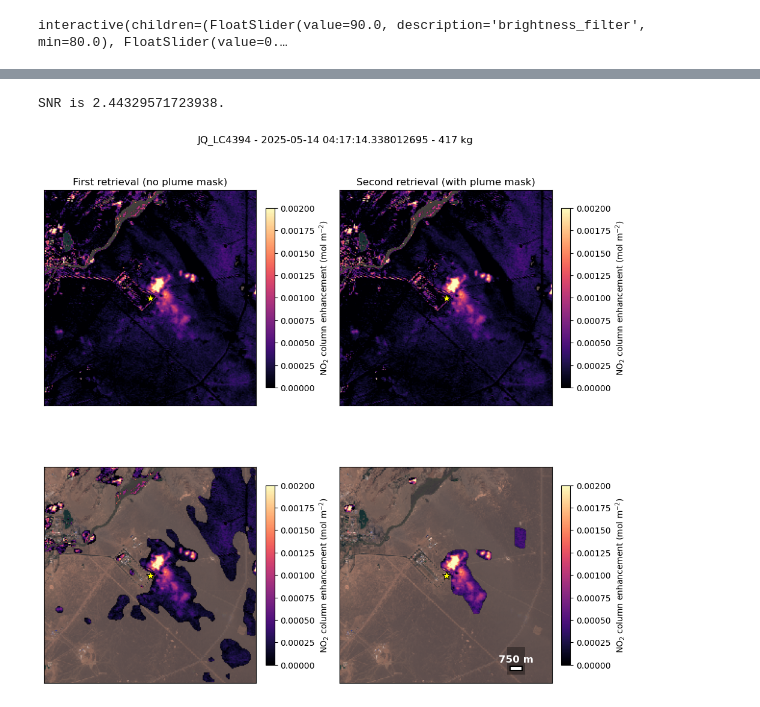
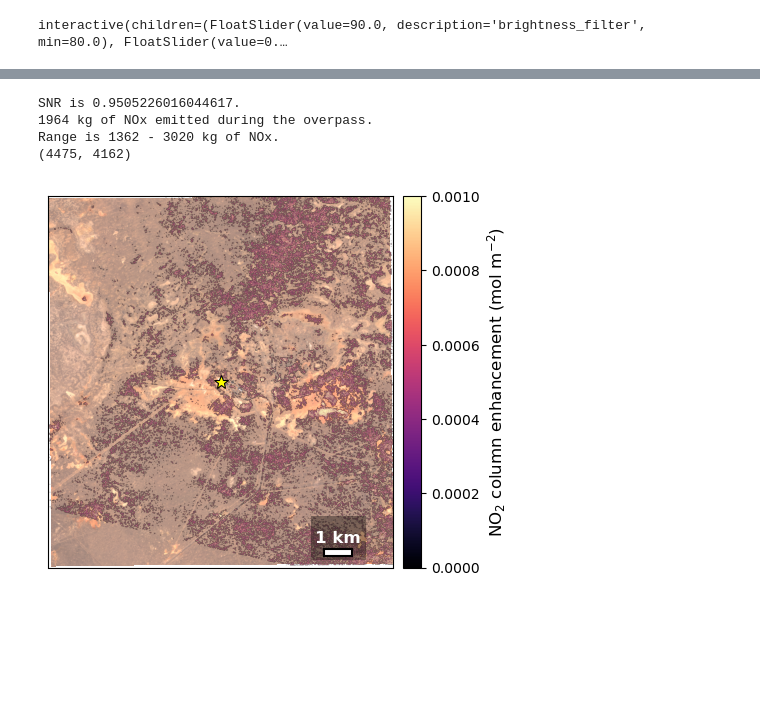
Before and after one commit to cbarker211/Level_1_Retrievals, a Jupyter notebook: no2_retrieval.ipynb, the cells around one changed output, grey strips where cells are left out. Saved outputs shown, nothing was run; the diff lists cells and outputs as text; code cells hidden in the pictures; blank space fills up the shorter version.

```diff
--- a/no2_retrieval.ipynb
+++ b/no2_retrieval.ipynb
@@ -89,0 +34,5 @@ Grid box is 13.34 × 13.44
+# %%
+# Load data
+platform = "sd"
+site_name = "GIK-5_LC31"
+launch_ind = 0
@@ -354,8 +485,8 @@ def find_refs(mask, number_refs):
 
     # Define the scenes. The launch scenes are already removed from the references when the data is loaded.
 
-    b04_tar  = data_tar["B04"].values[mask] # Valid land pixels only.
-    b04_refs = data_ref["B04"].values[:,mask] # Valid land pixels only.
+    b04_tar  = data_tar["red"].values[mask]   # Valid land pixels only.
+    b04_refs = data_ref["red"].values[:,mask] # Valid land pixels only.
 
     # Normalize so that a scene that's spectrally identical but globally darker now scores ~0.
     tar_norm  = b04_tar / b04_tar.mean()
@@ -704,6 +759,7 @@ PCs for 99% variance: 3.
 # %%
 def build_clustered_ref(refs, target, background_mask, mf_clusters, n_clusters,
                         min_pixels=50, fallback_w=None):
+
     """
     Solve a separate NNLS fit per k-means cluster and assemble a single
     reference scene where each pixel uses its own cluster's weights.
@@ -713,9 +769,9 @@ def build_clustered_ref(refs, target, background_mask, mf_clusters, n_clusters,
     background_mask : (H, W) bool — valid land, non-plume pixels to fit on
     mf_clusters     : (H, W) int  — cluster labels, -1 = unassigned
     """
-    H, W = target.shape
+
     N = refs.shape[0]
-    ref = np.zeros((H, W), dtype=float)
+    ref = np.zeros_like(target, dtype=float)
     weights_per_cluster = {}
 
     # Global fallback fit (used for clusters with too few background pixels)
@@ -911,26 +946,52 @@ Per-cluster reference weightings:
 interactive(children=(FloatSlider(value=2.0, description='sigma', max=3.0, min=1.0), IntSlider(value=87, descr…
 # %%
+sigma = 3
+percentile = 75
+morph_struct_size = 5
+
+no2_smooth, _, plume_mask = isolate_plume(no2_vcd, sigma, percentile)
+
+struct = np.ones((morph_struct_size, morph_struct_size))
+for i in range(2):
+    plume_mask = binary_dilation(binary_erosion(plume_mask, struct), struct) # remove artifacts
+    plume_mask = binary_erosion(binary_dilation(plume_mask, struct), struct) # close holes
+
+display_mask = plume_mask & valid_mask
+no2_plume = np.ma.masked_where(~display_mask, no2_vcd)
+
 # Final SNR check
 sigma_noise = np.nanstd(no2_vcd[background_mask & np.isfinite(no2_vcd)])
 mu_plume    = np.nanmean(no2_vcd[plume_mask & np.isfinite(no2_vcd)])
 snr = mu_plume / sigma_noise
 print(f"SNR is {snr}.")
 
 #######################
 # Emission Calculation
 #######################
 
 mw_no2 = 0.04601  # kg/mol
 pixel_area = res ** 2 # m2
-L_eff = 1.74
-tau = 2 * 60 * 60
 ime_no2 = np.nansum(no2_plume * pixel_area)  # mol of NO2 (sum over plume pixels)
-factor = np.exp(delta_t_secs / tau) if delta_t_secs >= (20 * 60) else 1.0
-ime_nox = factor * mw_no2 * ime_no2 * L_eff  # kg of NOx
-plot_final_image(no2_plume_list, ime_nox, crop, 0.002)
+
+L_eff = [1.38,1.74,2.14]
+tau = [1*60*60,2*60*60,5*60*60]
+
+imes = []
+for t in tau:
+    for l in L_eff:
+        factor = np.exp(delta_t_secs / t) if delta_t_secs >= (20 * 60) else 1.0
+        ime_nox = factor * mw_no2 * ime_no2 * l  # kg of NOx
+        imes.append(ime_nox)
+
+print(f"{imes[4]:.0f} kg of NOx emitted during the overpass.")
+print(f"Range is {np.min(imes):.0f} - {np.max(imes):.0f} kg of NOx.")
+plot_final_image(no2_plume, ime_nox, crop, 0.001)
 # %% [output]
-SNR is 2.44329571723938.
+SNR is 0.9505226016044617.
+1964 kg of NOx emitted during the overpass.
+Range is 1362 - 3020 kg of NOx.
+(4475, 4162)
-[figure, old version]
+[figure, new version]
 # %%
 #############
 # Parameters
```
Also changed, not shown: parts of 13 cells of this notebook, 4 other files.
